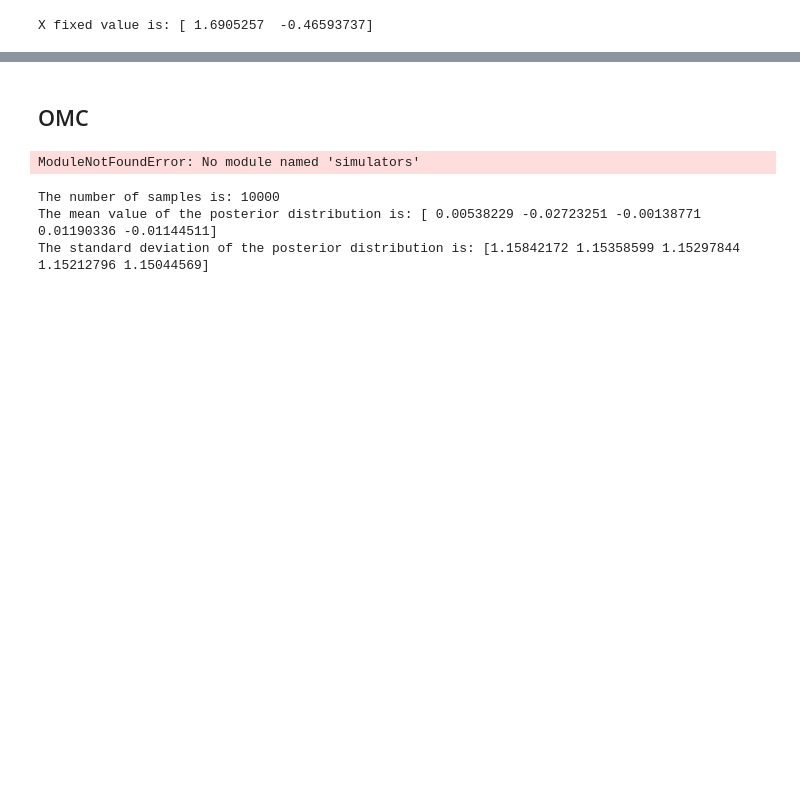
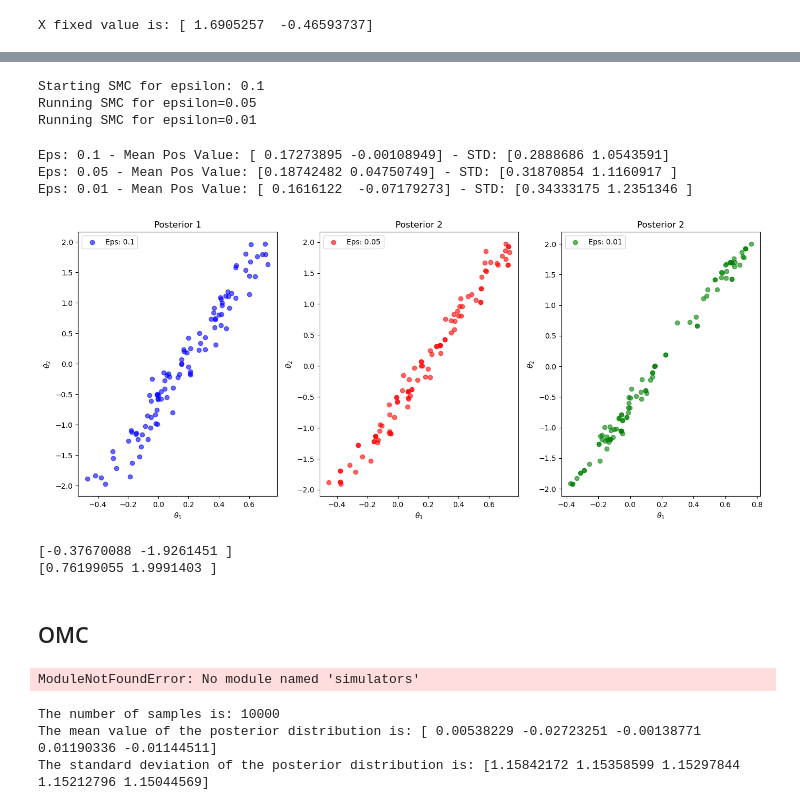
Before and after one commit to TheodoraChrysoula/sbi, a Jupyter notebook: notebooks/SBI_examples.ipynb, the cells around one changed output, grey strips where cells are left out. Cells and saved outputs as stored; diff of their text form; code cells hidden in the pictures; blank space fills up the shorter version.

```diff
--- a/notebooks/SBI_examples.ipynb
+++ b/notebooks/SBI_examples.ipynb
@@ -133,3 +210,62 @@ plt.show()
+# %%
+key = random.PRNGKey(42)
+tolerance_sequence=[0.1, 0.05, 0.01]
+
+abc_inference_smc_jax = sbi.models.smc.SMC_JAX(x=x_obs, obs=y_obs)
+results_jax = abc_inference_smc_jax.smc_algorithm(tolerance_sequence = tolerance_sequence,
+                                                 target_samples = 100,
+                                                 Nsamples = 10_000,
+                                                 prior = uniform_prior.sample_jax,
+                                                 simulator_func = linear_sim.simulate_jax,
+                                             key=key)
+# %% [output]
+Starting SMC for epsilon: 0.1
+Running SMC for epsilon=0.05
+Running SMC for epsilon=0.01
+# %%
+print(f"Eps: {results_jax[0]['epsilon']} - Mean Pos Value: {results_jax[0]['samples_pos'].mean(axis=0)} - STD: {results_jax[0]['samples_pos'].std(axis=0)}")
+print(f"Eps: {results_jax[1]['epsilon']} - Mean Pos Value: {results_jax[1]['samples_pos'].mean(axis=0)} - STD: {results_jax[1]['samples_pos'].std(axis=0)}")
+print(f"Eps: {results_jax[2]['epsilon']} - Mean Pos Value: {results_jax[2]['samples_pos'].mean(axis=0)} - STD: {results_jax[2]['samples_pos'].std(axis=0)}")
+# %% [output]
+Eps: 0.1 - Mean Pos Value: [ 0.17273895 -0.00108949] - STD: [0.2888686 1.0543591]
+Eps: 0.05 - Mean Pos Value: [0.18742482 0.04750749] - STD: [0.31870854 1.1160917 ]
+Eps: 0.01 - Mean Pos Value: [ 0.1616122  -0.07179273] - STD: [0.34333175 1.2351346 ]
+# %%
+# Plot figures
+import matplotlib.pyplot as plt
+
+# Plot figures
+fig, axes = plt.subplots(1,3, figsize=(14,6))
+
+# Scatter plots for the posteriors from abc_methods
+axes[0].scatter(results_jax[0]['samples_pos'][:,0], results_jax[0]['samples_pos'][:,1], alpha = 0.6, color='blue', label=f"Eps: {results[0]['epsilon']}")
+axes[0].set_title('Posterior 1')
+axes[0].set_xlabel(r"$\theta_1$")
+axes[0].set_ylabel(r"$\theta_2$")
+axes[0].legend()
+
+axes[1].scatter(results_jax[1]['samples_pos'][:,0], results_jax[1]['samples_pos'][:,1], alpha = 0.6, color='red', label=f"Eps: {results[1]['epsilon']}")
+axes[1].set_title('Posterior 2')
+axes[1].set_xlabel(r"$\theta_1$")
+axes[1].set_ylabel(r"$\theta_2$")
+axes[1].legend()
+
+axes[2].scatter(results_jax[2]['samples_pos'][:,0], results_jax[2]['samples_pos'][:,1], alpha = 0.6, color='green', label=f"Eps: {results[2]['epsilon']}")
+axes[2].set_title('Posterior 2')
+axes[2].set_xlabel(r"$\theta_1$")
+axes[2].set_ylabel(r"$\theta_2$")
+axes[2].legend()
+
+plt.tight_layout()
+plt.show()
+# %% [output]
+[figure, added]
+# %%
+print(results_jax[2]['samples_pos'].min(axis = 0))
+print(results_jax[2]['samples_pos'].max(axis = 0))
+# %% [output]
+[-0.37670088 -1.9261451 ]
+[0.76199055 1.9991403 ]
 # %% [markdown]
 ## OMC
 # %%
```
Also changed, not shown: parts of 17 cells of this notebook, 2 other files.
